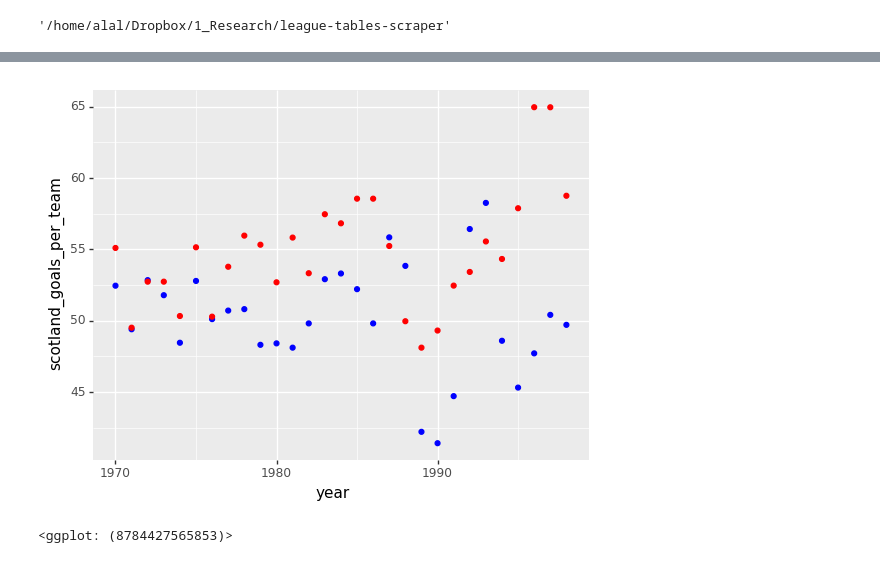
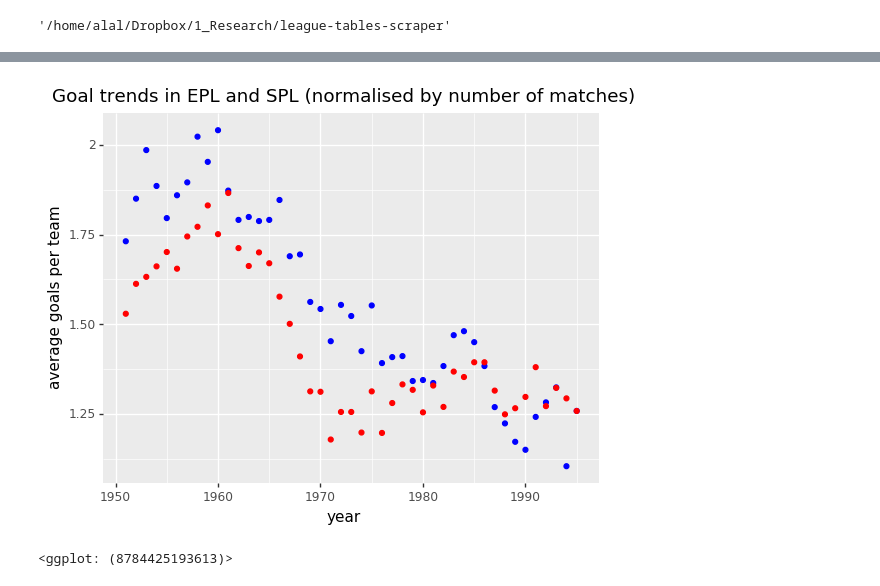
Before and after one commit to apoorvalal/league-tables-scraper, a Jupyter notebook: 1_eda.ipynb, the cells around one changed output, grey strips where cells are left out. Saved outputs shown, nothing was run; the diff lists cells and outputs as text; code cells hidden in the pictures.

```diff
--- a/1_eda.ipynb
+++ b/1_eda.ipynb
@@ -20,7 +20,7 @@ from IPython.core.interactiveshell import InteractiveShell
 InteractiveShell.ast_node_interactivity = 'all'
 # %%
 %pwd
-years = list(range(1970, 1999, 1))
+years = list(range(1951, 1996, 1))
 colorder = ['year', 'club', 'played', 'home_w', 'home_d', 'home_l', 'home_f', 'home_a',
 'away_w', 'away_d', 'away_l', 'away_f', 'away_a', 'pts' , 'n_teams']
 epl_renames = {
@@ -74,14 +76,14 @@ array([1970, 1971, 1972, 1973, 1974, 1975, 1976, 1977, 1978, 1979, 1980,
 # %%
 spl_series['goals'] = spl_series.home_f + spl_series.away_f
 epl_series['goals'] = epl_series.home_f + epl_series.away_f
-spl_series['goals_perteam'] = spl_series.goals / spl_series.n_teams
-epl_series['goals_perteam'] = epl_series.goals / epl_series.n_teams
+spl_series['goals_permatch'] = spl_series.goals / spl_series.played
+epl_series['goals_permatch'] = epl_series.goals / epl_series.played
 # %%
-scotlandgoals = spl_series[['year','goals_perteam']].groupby('year').sum()
-englandgoals = epl_series[['year','goals_perteam']].groupby('year').sum()
+scotlandgoals = spl_series[['year','goals_permatch']].groupby('year').mean()
+englandgoals = epl_series[['year','goals_permatch']].groupby('year').mean()
 # %%
 ts = pd.concat([scotlandgoals, englandgoals], axis=1)
-ts.columns = ['scotland_goals_per_team', 'england_goals_per_team']
+ts.columns = ['scotland_goals_per_match', 'england_goals_per_match']
 ts.reset_index(inplace=True)
-ts
+ts.head()
 # %% [output]
@@ -105,7 +96,9 @@ ts
 # %%
 ggplot(ts, aes(x='year')) +\
-    geom_point(aes(y='scotland_goals_per_team'), colour='Blue') +\
-    geom_point(aes(y='england_goals_per_team'), colour='Red')
+    geom_point(aes(y='scotland_goals_per_match'), colour='Blue') +\
+    geom_point(aes(y='england_goals_per_match'), colour='Red') +\
+    labs(y = 'average goals per team',
+         title = 'Goal trends in EPL and SPL (normalised by number of matches)')
 # %% [output]
-[figure, old version]
+[figure, new version]
-<ggplot: (8784427565853)>
+<ggplot: (8784425193613)>
```
Also changed, not shown: parts of 3 cells of this notebook.
